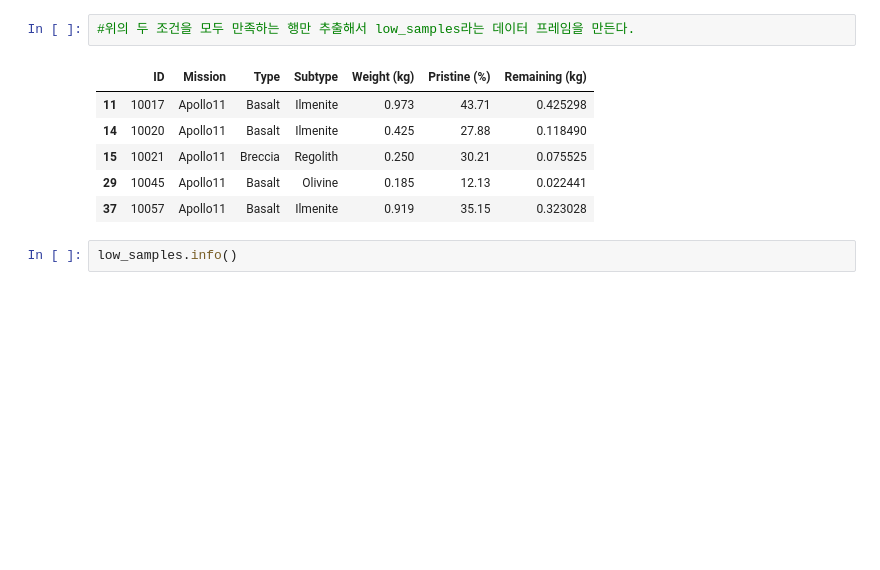
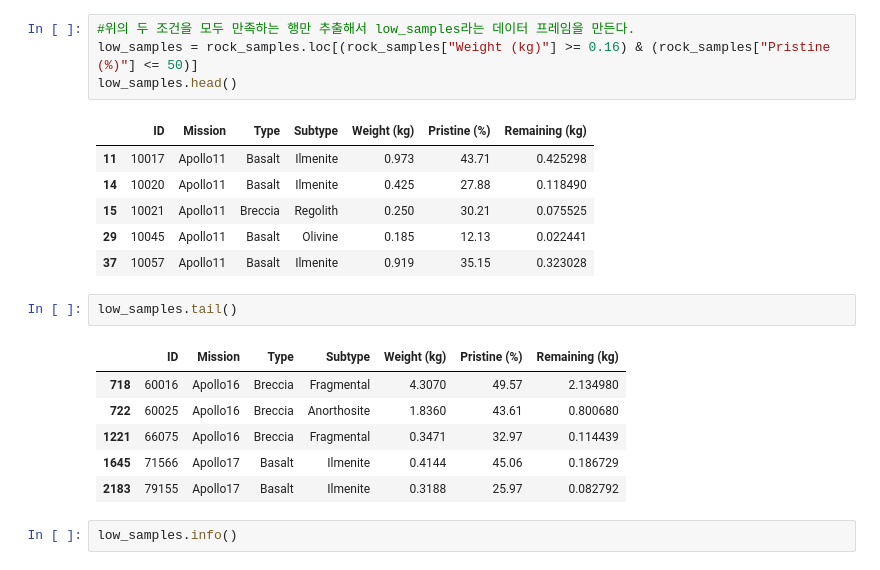
Before and after one commit to BrianK64/Microsoft_AI_School, a Jupyter notebook: DataScience_Tutorial/OverTheMoon_달탐사.ipynb, the cells around one changed output. Cells and saved outputs as stored; diff of their text form; blank space fills up the shorter version.

```diff
--- a/DataScience_Tutorial/OverTheMoon_달탐사.ipynb
+++ b/DataScience_Tutorial/OverTheMoon_달탐사.ipynb
@@ -642,6 +644,8 @@ Name: Weight (kg), Length: 2229, dtype: bool
 Length: 2229, dtype: bool
 # %%
 #위의 두 조건을 모두 만족하는 행만 추출해서 low_samples라는 데이터 프레임을 만든다.
+low_samples = rock_samples.loc[(rock_samples["Weight (kg)"] >= 0.16) & (rock_samples["Pristine (%)"] <= 50)]
+low_samples.head()
 # %% [output]
 |  | ID | Mission | Type | Subtype | Weight (kg) | Pristine (%) | Remaining (kg) |
 | 11 | 10017 | Apollo11 | Basalt | Ilmenite | 0.973 | 43.71 | 0.425298 |
@@ -649,6 +653,15 @@ Length: 2229, dtype: bool
 | 15 | 10021 | Apollo11 | Breccia | Regolith | 0.250 | 30.21 | 0.075525 |
 | 29 | 10045 | Apollo11 | Basalt | Olivine | 0.185 | 12.13 | 0.022441 |
 | 37 | 10057 | Apollo11 | Basalt | Ilmenite | 0.919 | 35.15 | 0.323028 |
+# %%
+low_samples.tail()
+# %% [output]
+|  | ID | Mission | Type | Subtype | Weight (kg) | Pristine (%) | Remaining (kg) |
+| 718 | 60016 | Apollo16 | Breccia | Fragmental | 4.3070 | 49.57 | 2.134980 |
+| 722 | 60025 | Apollo16 | Breccia | Anorthosite | 1.8360 | 43.61 | 0.800680 |
+| 1221 | 66075 | Apollo16 | Breccia | Fragmental | 0.3471 | 32.97 | 0.114439 |
+| 1645 | 71566 | Apollo17 | Basalt | Ilmenite | 0.4144 | 45.06 | 0.186729 |
+| 2183 | 79155 | Apollo17 | Basalt | Ilmenite | 0.3188 | 25.97 | 0.082792 |
 # %%
 low_samples.info()
 # %% [output]
```
Also changed, not shown: parts of 26 cells of this notebook.
